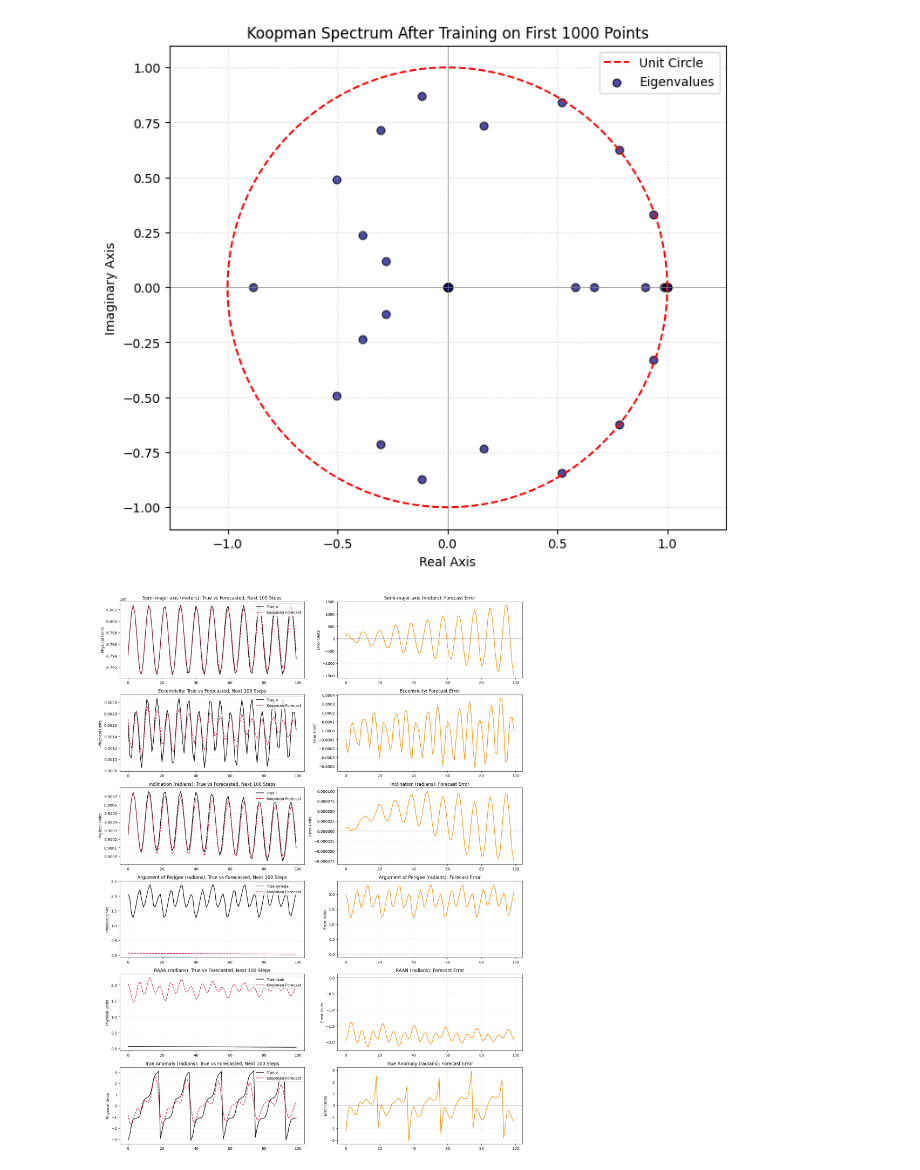
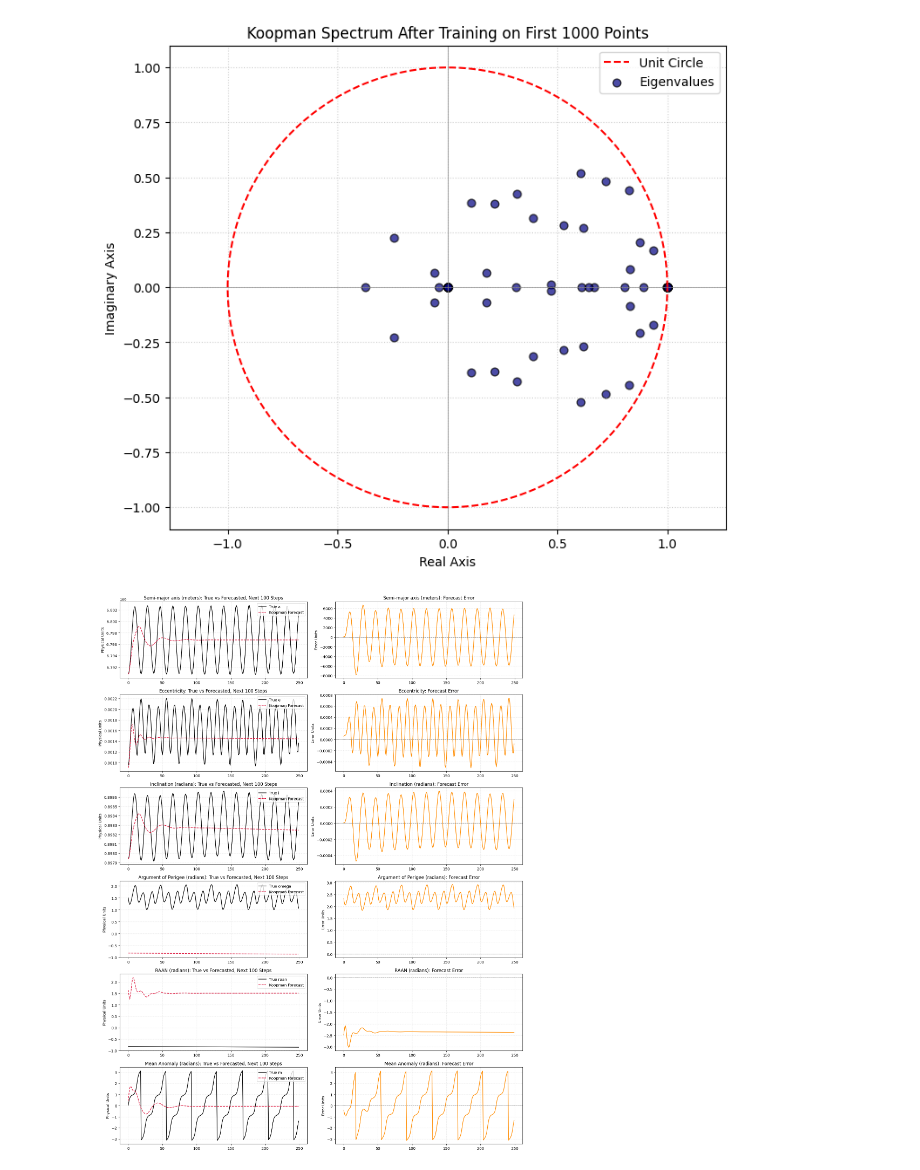
Before and after one commit to SS26-27-JMU-Praktikum-Koopman-EDMD/orekit-propagator, a Jupyter notebook: src/edmd.ipynb, the cells around one changed output. Saved outputs shown, nothing was run; the diff lists cells and outputs as text; code cells hidden in the pictures.

```diff
--- a/src/edmd.ipynb
+++ b/src/edmd.ipynb
@@ -31,8 +31,8 @@ print(f"Total lifted dimensions: {n_dim}\n")
 # 2. SETTINGS: TRAIN FIRST 1000, PREDICT NEXT 100
 # ==============================================================================
 
-N_train = 1000
-N_forecast = 100
+N_forecast = 250
+N_train = n_samples - N_forecast
 
 if n_samples < N_train + N_forecast:
     raise ValueError(
@@ -134,11 +134,11 @@ true_raw_future = df_raw.iloc[N_train:N_train + N_forecast].copy().reset_index(d
 # Your convention:
 # column 0 of lifted data is probably constant 1
 # columns 1:7 are:
-# ['a', 'e', 'i', 'omega', 'raan', 'v']
+# ['a', 'e', 'i', 'omega', 'raan', 'm']
 
 pred_raw_future = pd.DataFrame(
     Z_forecast[:, 1:7],
-    columns=['a', 'e', 'i', 'omega', 'raan', 'v']
+    columns=['a', 'e', 'i', 'omega', 'raan', 'm']
 )
 
 # Inverse transform a and e
@@ -146,7 +146,7 @@ pred_raw_future[['a', 'e']] = scaler_ae.inverse_transform(
     pred_raw_future[['a', 'e']]
 )
 
-angles = ['i', 'omega', 'raan', 'v']
+angles = ['i', 'omega', 'raan', 'm']
 
 
 # ==============================================================================
@@ -155,7 +155,7 @@ angles = ['i', 'omega', 'raan', 'v']
 
 errors = pd.DataFrame()
 
-for col in ['a', 'e', 'i', 'omega', 'raan', 'v']:
+for col in ['a', 'e', 'i', 'omega', 'raan', 'm']:
 
     true_vals = true_raw_future[col].values
     pred_vals = pred_raw_future[col].values
@@ -171,7 +171,7 @@ for col in ['a', 'e', 'i', 'omega', 'raan', 'v']:
 
 
 print("=== ERROR SUMMARY FOR NEXT 100 FORECASTED STEPS ===")
-for col in ['a', 'e', 'i', 'omega', 'raan', 'v']:
+for col in ['a', 'e', 'i', 'omega', 'raan', 'm']:
     rmse = np.sqrt(np.mean(errors[col].values ** 2))
     mae = np.mean(np.abs(errors[col].values))
 
@@ -241,7 +241,7 @@ feature_names = {
     'i': 'Inclination (radians)',
     'omega': 'Argument of Perigee (radians)',
     'raan': 'RAAN (radians)',
-    'v': 'True Anomaly (radians)'
+    'm': 'Mean Anomaly (radians)'
 }
 
 fig, axes = plt.subplots(
@@ -322,5 +322,5 @@ Max Eigenvalue Magnitude: 1.00104
-[figure, old version]
+[figure, new version]
-[figure, old version]
+[figure, new version]
 # %%
 import numpy as np
 import pandas as pd
```
Also changed, not shown: parts of 2 cells of this notebook, 6 other files.
